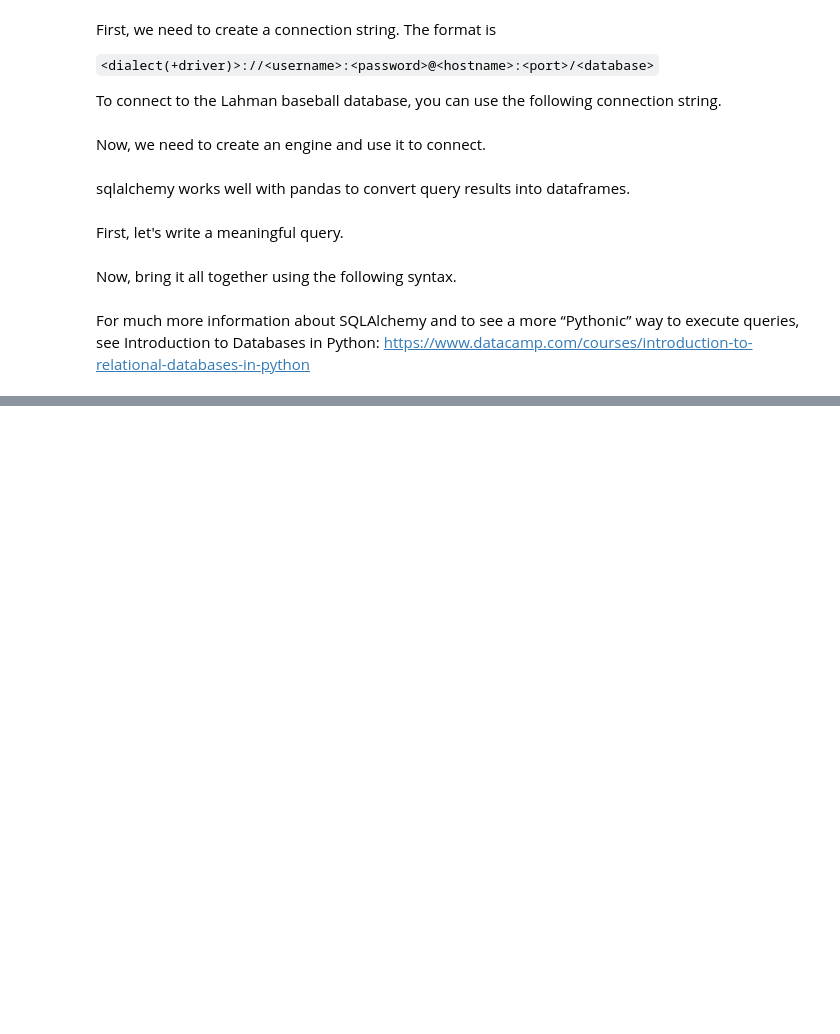
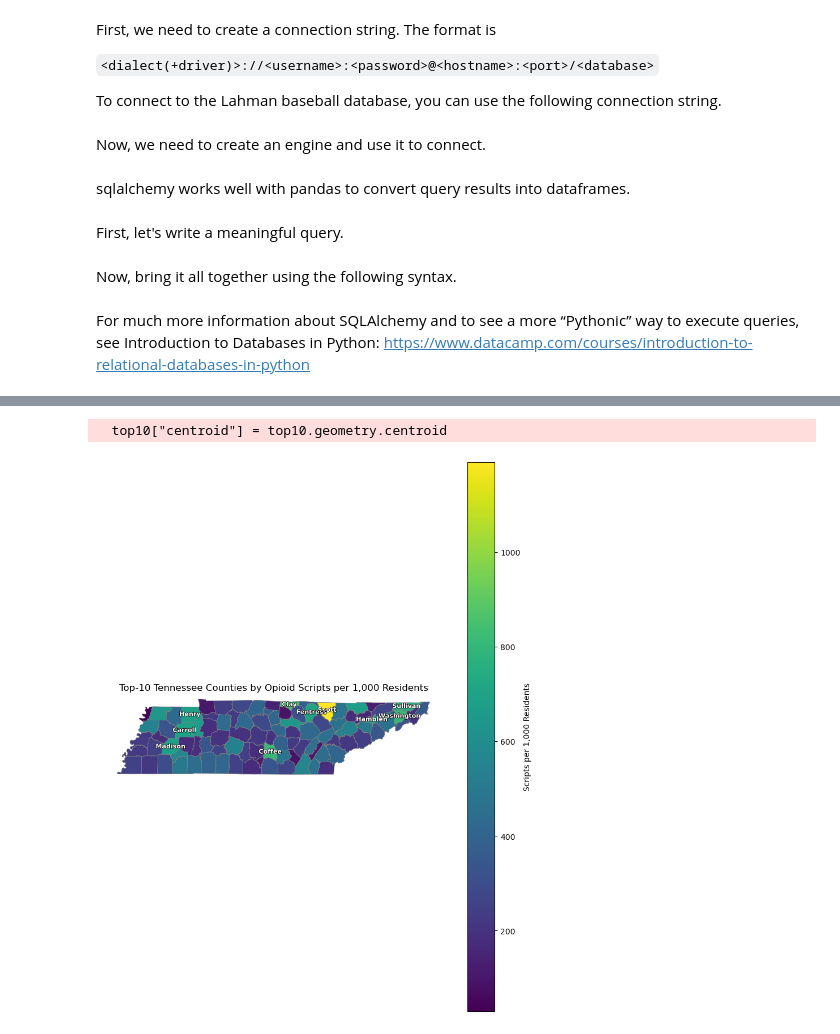
Before and after one commit to NSS-Data-Analytics-Cohort-14/prescribers-python-da14-panda_monium, a Jupyter notebook: notebooks/sqlalchemy.ipynb, the cells around one changed output, grey strips where cells are left out. Cells and saved outputs as stored; diff of their text form; code cells hidden in the pictures; blank space fills up the shorter version.

```diff
--- a/notebooks/sqlalchemy.ipynb
+++ b/notebooks/sqlalchemy.ipynb
@@ -143,0 +173,47 @@ fipscounty     county  opioid_claims  population  claims_per_1000
+# %%
+import geopandas as gpd
+import matplotlib.pyplot as plt
+import matplotlib.patheffects as pe    # ← add this
+
+# (optional) re-project so centroids are computed in meters, not degrees:
+# tn_counties = tn_counties.to_crs(epsg=3857)
+
+# 1) Read your TN shapefile
+tn_counties = gpd.read_file("tn_counties.shp")
+
+# 2) Merge in rates
+map_df = tn_counties.merge(county_rates, left_on="GEOID", right_on="fipscounty", how="left")
+
+# 3) Pick the top 10
+top10 = map_df.nlargest(10, "claims_per_1000")
+
+# 4) Compute centroids (after projection, if you re-projected)
+top10["centroid"] = top10.geometry.centroid
+
+# 5) Plot the choropleth
+fig, ax = plt.subplots(figsize=(8,10))
+map_df.plot(column="claims_per_1000", cmap="viridis",
+            linewidth=0.5, edgecolor="gray",
+            legend=True, legend_kwds={"label":"Scripts per 1,000 Residents"},
+            ax=ax)
+
+# 6) Label the top 10 at their centroids
+for _, row in top10.iterrows():
+    x, y = row.centroid.x, row.centroid.y
+    ax.text(
+        x, y,
+        row["county"].title(),
+        ha="center", va="center",
+        fontsize=8, fontweight="bold",
+        color="white",
+        path_effects=[pe.withStroke(linewidth=1, foreground="black")]
+    )
+
+ax.set_title("Top-10 Tennessee Counties by Opioid Scripts per 1,000 Residents")
+ax.axis("off")
+plt.tight_layout()
+fig.savefig("tn_opioid_barchart.png", dpi=300, bbox_inches="tight")
+plt.show()
+# %% [output]
+  top10["centroid"] = top10.geometry.centroid
+[figure, added]
```
Also changed, not shown: parts of 6 cells of this notebook.
